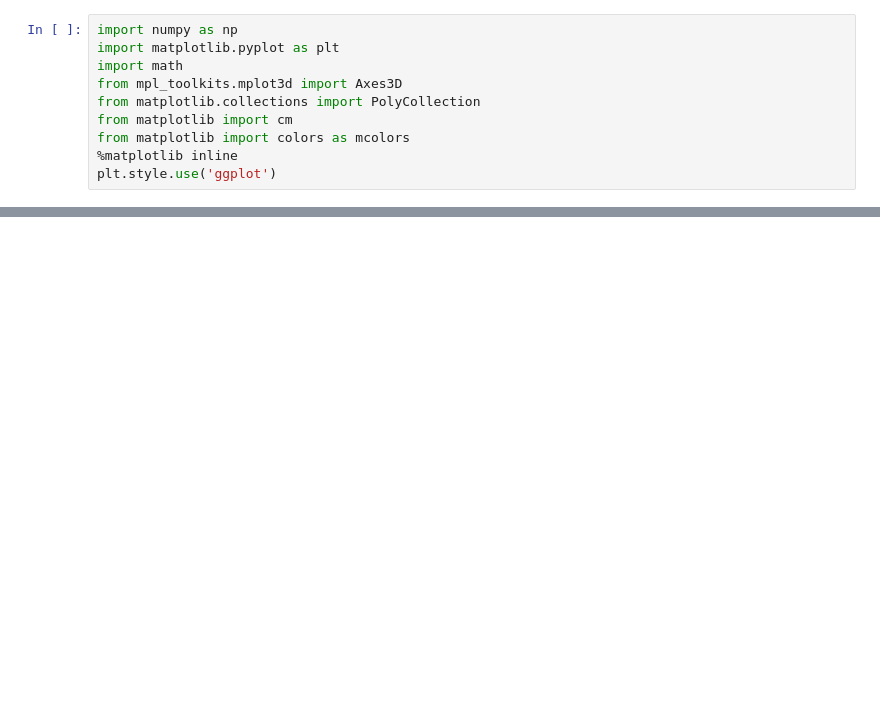
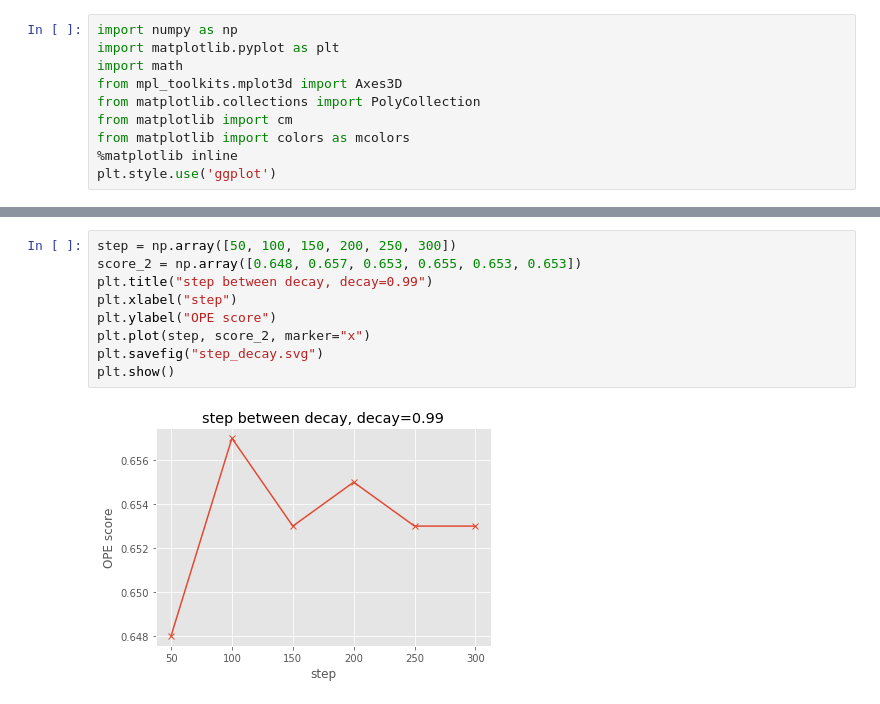
Before and after one commit to JachinShen/DaSiamRPNAT, a Jupyter notebook: notebook/Visualization.ipynb, the cells around one changed output, grey strips where cells are left out. Cells and saved outputs as stored; diff of their text form; blank space fills up the shorter version.

```diff
--- a/notebook/Visualization.ipynb
+++ b/notebook/Visualization.ipynb
@@ -117,0 +128,11 @@ score_1 = np.array([0.648, 0.657, ])
+# %%
+step = np.array([50, 100, 150, 200, 250, 300])
+score_2 = np.array([0.648, 0.657, 0.653, 0.655, 0.653, 0.653])
+plt.title("step between decay, decay=0.99")
+plt.xlabel("step")
+plt.ylabel("OPE score")
+plt.plot(step, score_2, marker="x")
+plt.savefig("step_decay.svg")
+plt.show()
+# %% [output]
+[figure, added]
```
Also changed, not shown: parts of 13 cells of this notebook, 14 other files.
